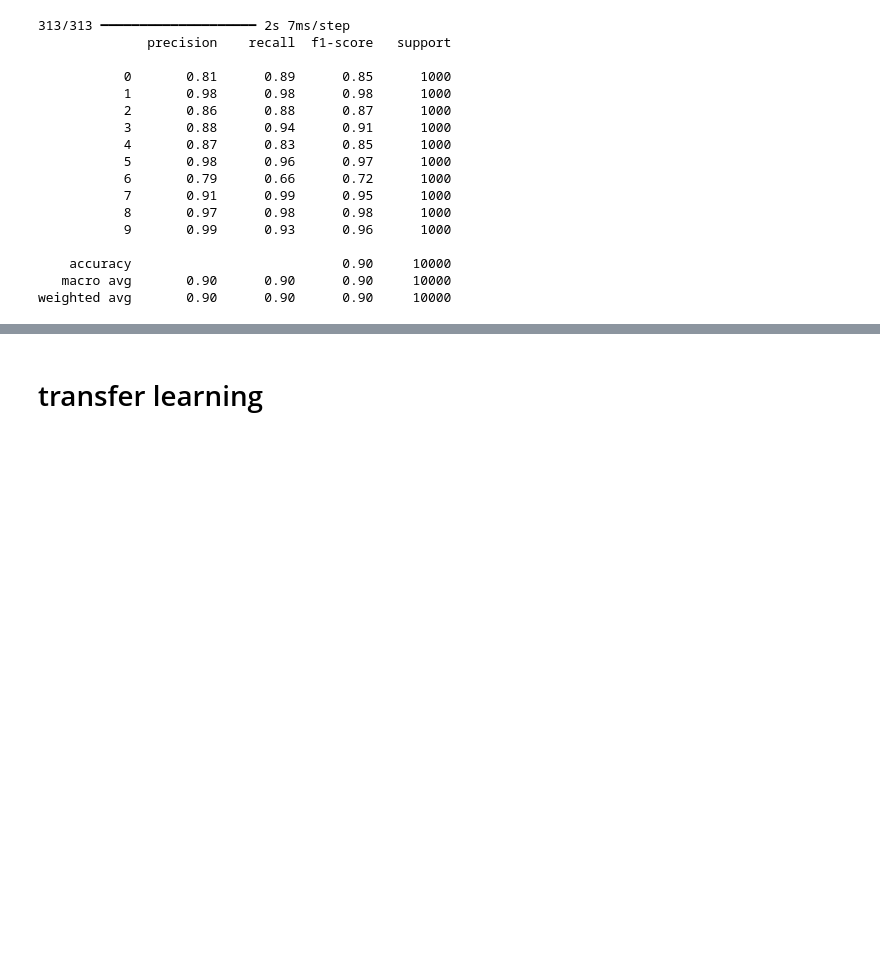
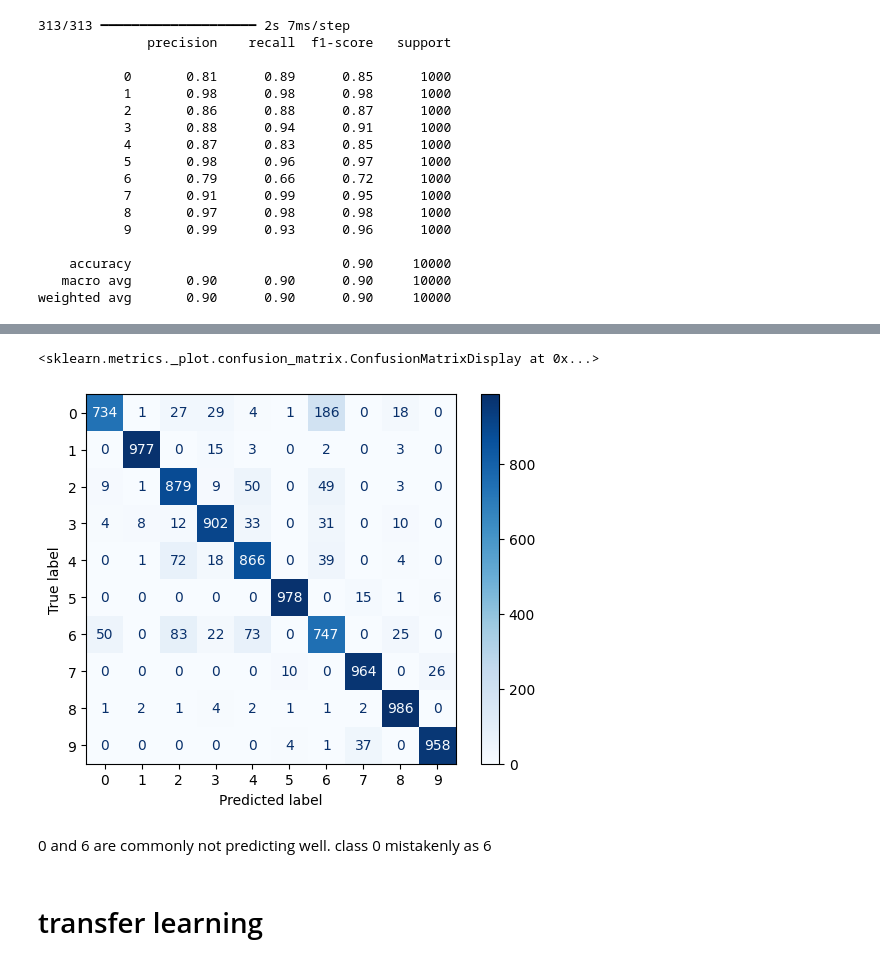
Before and after one commit to Yuyang-Yao/Math_-5750_Project3, a Jupyter notebook: project3_Q2_tensorflow.ipynb, the cells around one changed output, grey strips where cells are left out. Drawn from its saved outputs; the diff is of its cells as text; code cells hidden in the pictures; blank space fills up the shorter version.

```diff
--- a/project3_Q2_tensorflow.ipynb
+++ b/project3_Q2_tensorflow.ipynb
@@ -359,0 +362,28 @@ weighted avg       0.90      0.90      0.90     10000
+# %%
+model_CNN4 = tf.keras.models.Sequential([
+    tf.keras.Input(shape=(28,28,1)),
+    Conv2D(32,(3,3),padding='same'),
+
+    BatchNormalization(),# stabalizing layer,or normalizing to make it more stable,especially for relu acitivation later,maybe increase spead
+    Activation('relu'),
+    Dropout(0.1),
+    MaxPooling2D((2,2)),
+
+    # now do "linear fully connected layer"
+    Flatten(),
+    Dense(180,activation='relu',kernel_regularizer=regularizers.l2(0.001)),# reduce dim more than 1st model since we do max pooling twice
+
+    Dense(90,activation='relu',kernel_regularizer=regularizers.l2(0.001)),
+
+
+    Dense(10,activation='softmax')
+    ])
+# %%
+model_CNN4.compile(optimizer=Adam(learning_rate=1e-4),# import adam, the learning rate does not belongs to the comile method, importantt, important
+                   loss='sparse_categorical_crossentropy',
+                   metrics=['accuracy'])
+# %%
+start_t_CNN4 = time.time()
+model_CNN4.fit(X_tr, y_tr, epochs=9)
+end_t_CNN4 =time.time()
+CNN_train_t4=end_t_CNN3-start_t_CNN4
@@ -359,0 +403,4 @@ weighted avg       0.90      0.90      0.90     10000
+# %%
+y_pred_CNN1_test4=np.argmax(model_CNN4.predict(X_test), axis=1)
+
+print(classification_report(y_test, y_pred_CNN1_test4))
@@ -360,3 +425,15 @@ weighted avg       0.90      0.90      0.90     10000
+# %%
+# Compute confusion matrix
+from sklearn.metrics import confusion_matrix, ConfusionMatrixDisplay
+cm_4 = confusion_matrix(y_test, y_pred_CNN1_test4 )
+
+# Display
+ConfusionMatrixDisplay(confusion_matrix=cm_4).plot(cmap='Blues')
+# %% [output]
+<sklearn.metrics._plot.confusion_matrix.ConfusionMatrixDisplay at 0x...>
+[figure, added]
+# %% [markdown]
+0 and 6 are commonly not predicting well. class 0 mistakenly as 6
 # %% [markdown]
 # transfer learning
 # %% [markdown]
```
Also changed, not shown: parts of 5 cells of this notebook.
